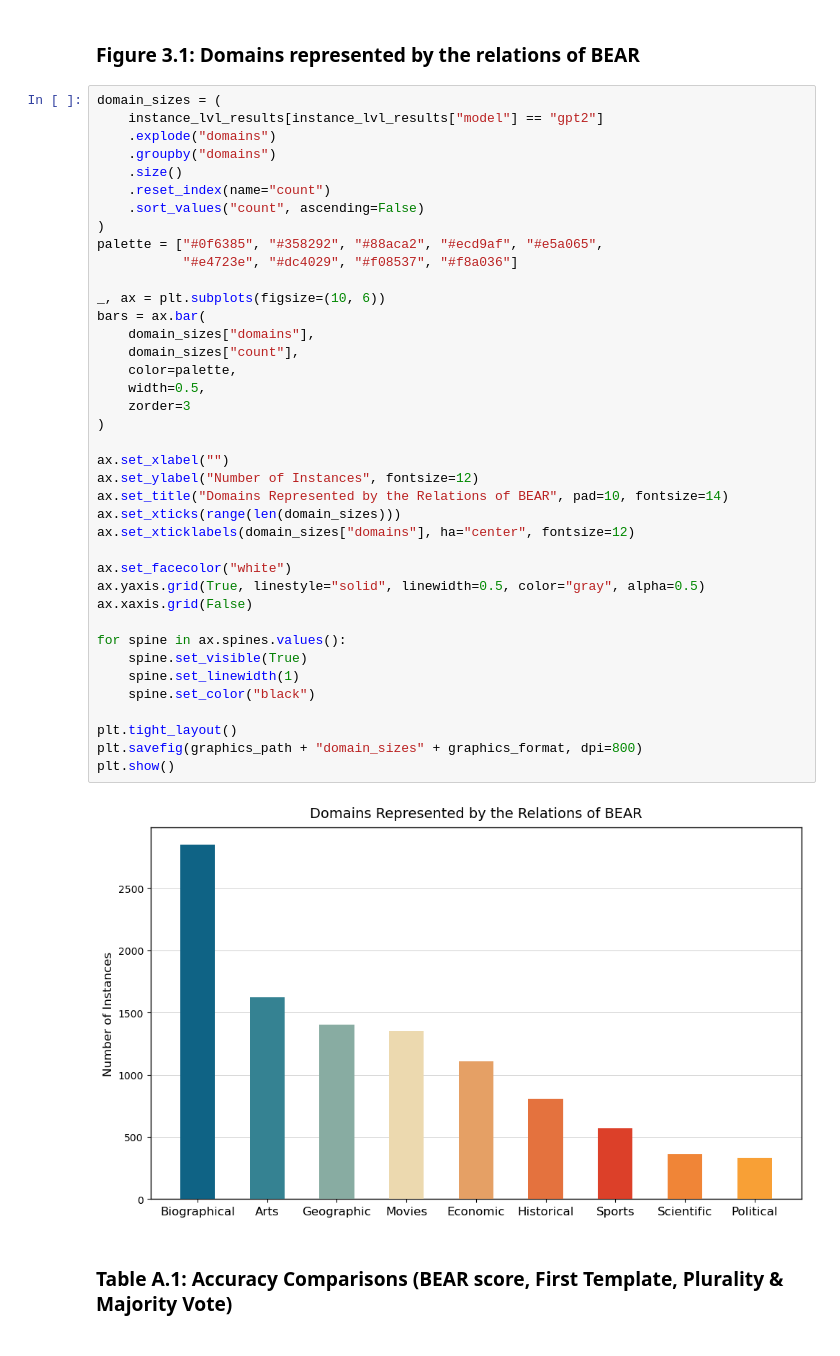
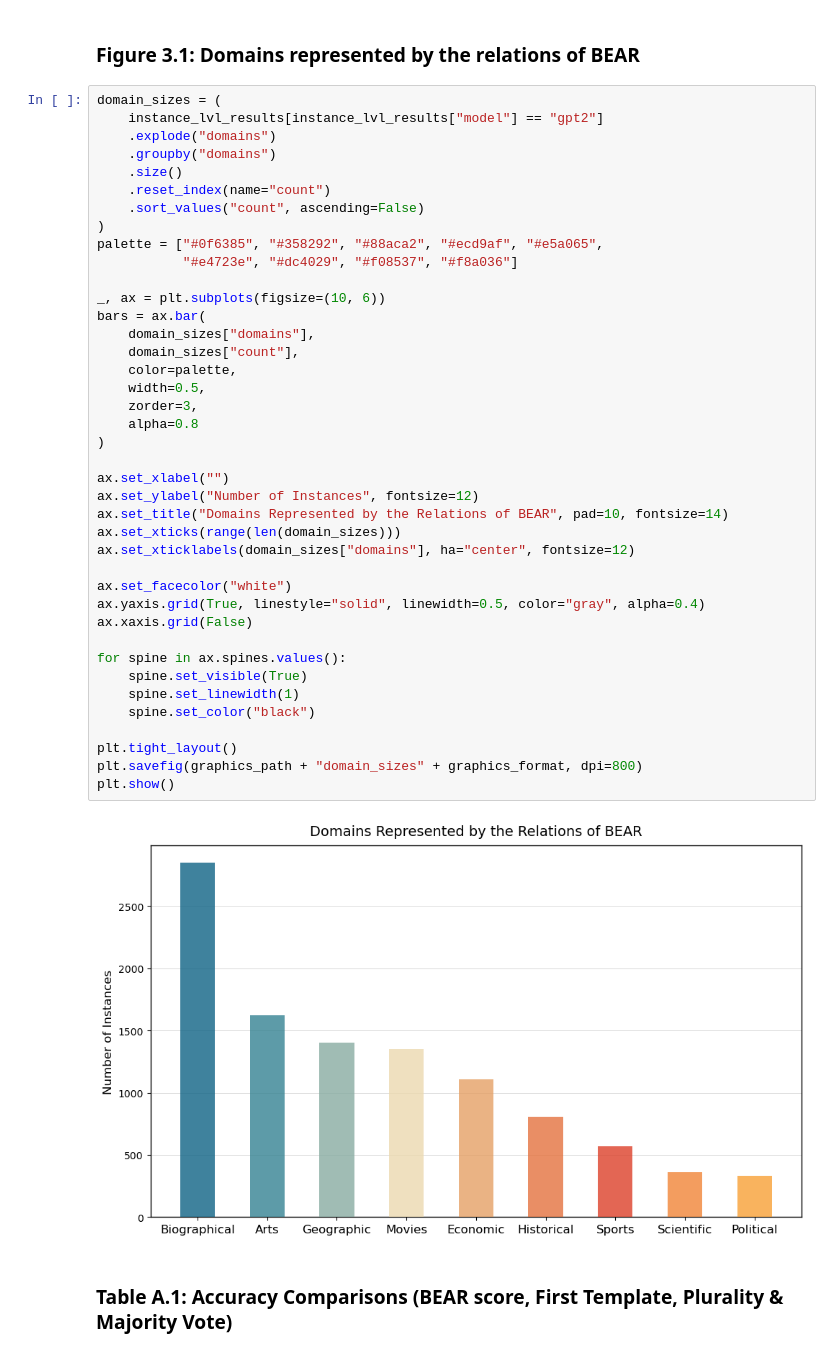
Before and after one commit to diamir707/LMsCONFonBEAR, a Jupyter notebook: results/e0other_results.ipynb, the cells around one changed output. Drawn from its saved outputs; the diff is of its cells as text.

Commit message:
Add alpha value to domain size bar plot.

```diff
--- a/results/e0other_results.ipynb
+++ b/results/e0other_results.ipynb
@@ -120,36 +120,37 @@ domain_sizes = (
 )
 palette = ["#0f6385", "#358292", "#88aca2", "#ecd9af", "#e5a065",
            "#e4723e", "#dc4029", "#f08537", "#f8a036"]
 
 _, ax = plt.subplots(figsize=(10, 6))
 bars = ax.bar(
     domain_sizes["domains"],
     domain_sizes["count"],
     color=palette,
     width=0.5,
-    zorder=3
+    zorder=3,
+    alpha=0.8
 )
 
 ax.set_xlabel("")
 ax.set_ylabel("Number of Instances", fontsize=12)
 ax.set_title("Domains Represented by the Relations of BEAR", pad=10, fontsize=14)
 ax.set_xticks(range(len(domain_sizes)))
 ax.set_xticklabels(domain_sizes["domains"], ha="center", fontsize=12)
 
 ax.set_facecolor("white")
-ax.yaxis.grid(True, linestyle="solid", linewidth=0.5, color="gray", alpha=0.5)
+ax.yaxis.grid(True, linestyle="solid", linewidth=0.5, color="gray", alpha=0.4)
 ax.xaxis.grid(False)
 
 for spine in ax.spines.values():
     spine.set_visible(True)
     spine.set_linewidth(1)
     spine.set_color("black")
 
 plt.tight_layout()
 plt.savefig(graphics_path + "domain_sizes" + graphics_format, dpi=800)
 plt.show()
 # %% [output]
-[figure, old version]
+[figure, new version]
 # %% [markdown]
 ### Table A.1: Accuracy Comparisons (BEAR score, First Template, Plurality & Majority Vote)
 # %%
```
